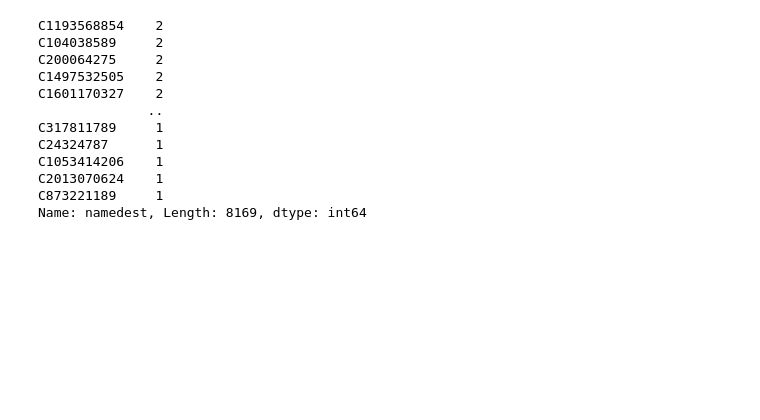
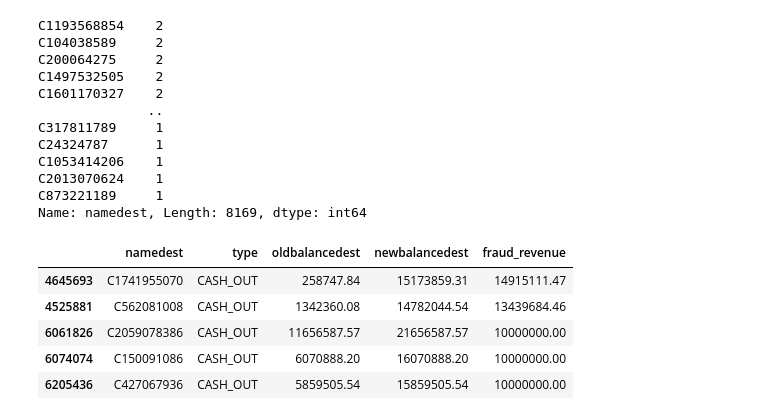
Before and after one commit to Manuelzerpadl/Cerberus-Sentinel--Final-Project, a Jupyter notebook: Data wrangling/Proyecto.ipynb, the cells around one changed output. Cells and saved outputs as stored; diff of their text form; code cells hidden in the pictures; blank space fills up the shorter version.

```diff
--- a/Data wrangling/Proyecto.ipynb
+++ b/Data wrangling/Proyecto.ipynb
@@ -279,0 +284,10 @@ Name: namedest, Length: 8169, dtype: int64
+# %%
+users2 = users.sort_values(by=['fraud_revenue', 'newbalancedest'], ascending=False)
+users2.head(5)
+# %% [output]
+|  | namedest | type | oldbalancedest | newbalancedest | fraud_revenue |
+| 4645693 | C1741955070 | CASH_OUT | 258747.84 | 15173859.31 | 14915111.47 |
+| 4525881 | C562081008 | CASH_OUT | 1342360.08 | 14782044.54 | 13439684.46 |
+| 6061826 | C2059078386 | CASH_OUT | 11656587.57 | 21656587.57 | 10000000.00 |
+| 6074074 | C150091086 | CASH_OUT | 6070888.20 | 16070888.20 | 10000000.00 |
+| 6205436 | C427067936 | CASH_OUT | 5859505.54 | 15859505.54 | 10000000.00 |
```
Also changed, not shown: parts of 5 cells of this notebook.
